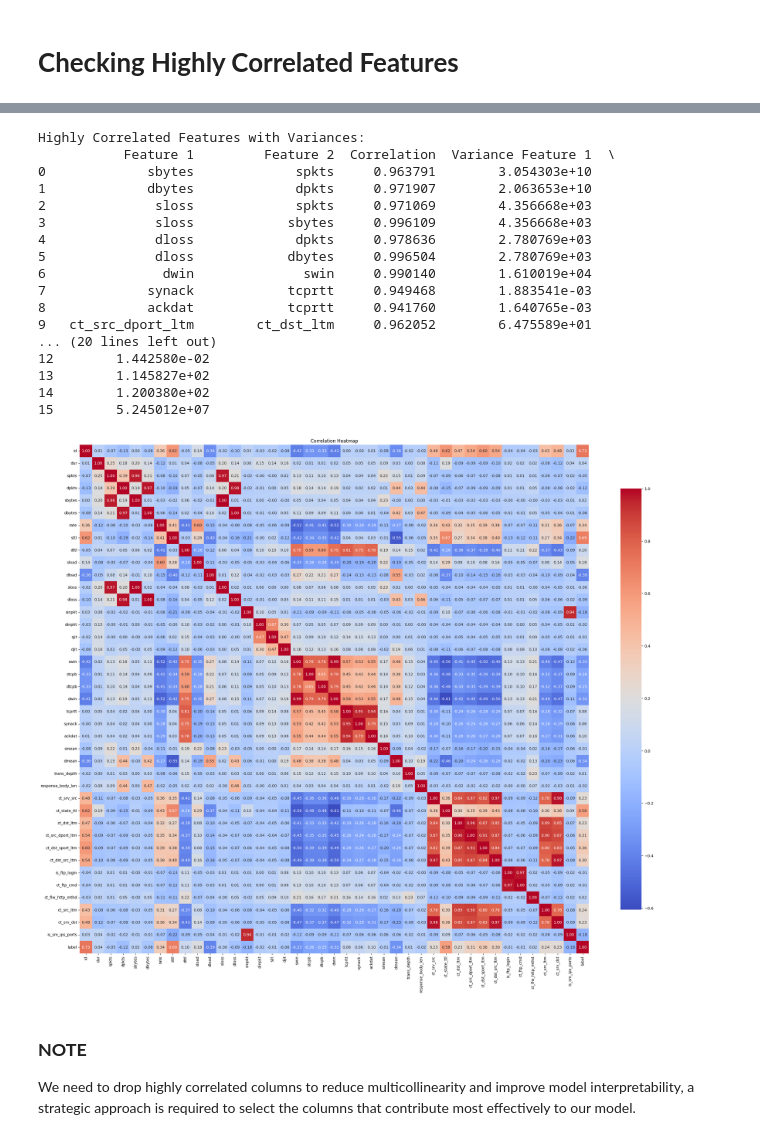
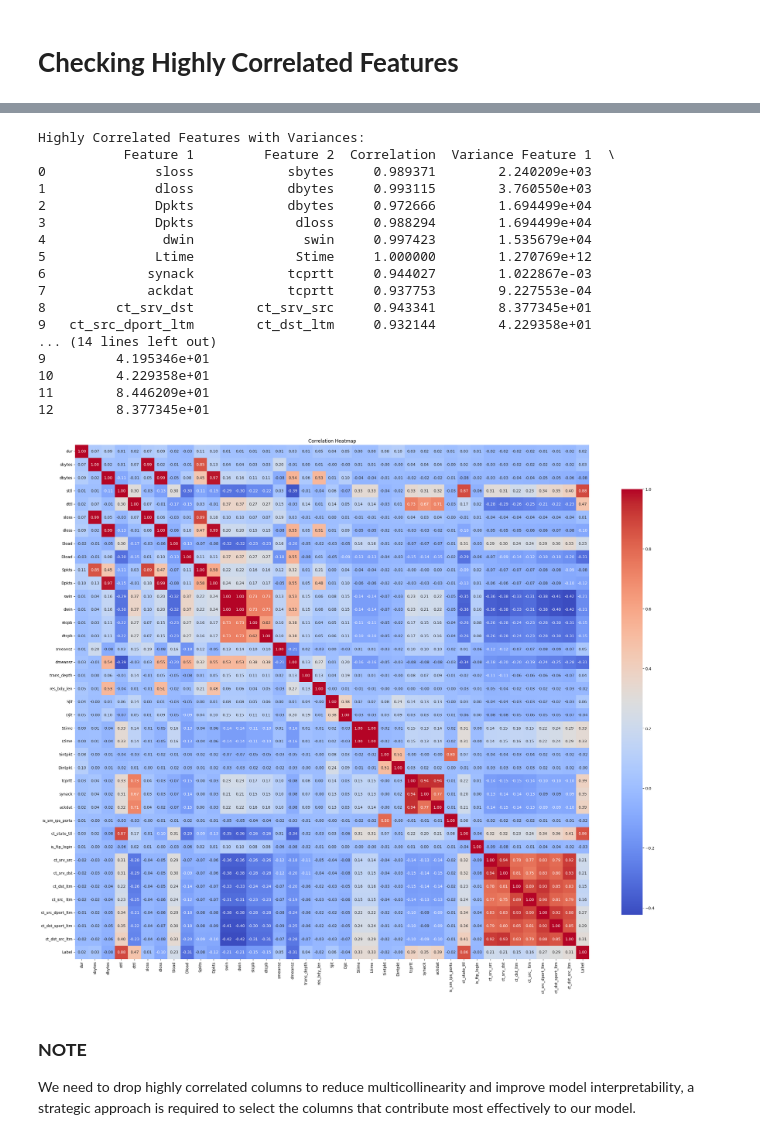
Before and after one commit to avinashyadav16/anomaly-and-threat-detection-in-network-traffic, a Jupyter notebook: 02_EDA.ipynb, the cells around one changed output, grey strips where cells are left out. Drawn from its saved outputs; the diff is of its cells as text; code cells hidden in the pictures.

```diff
--- a/02_EDA.ipynb
+++ b/02_EDA.ipynb
@@ -228,11 +324,12 @@ Statistical Summary of Training Data:
 # %% [markdown]
 # **Checking Unique Values Of Attributes**
 # %%
-cols = train_data.columns
+cols = df_resampled.columns
 
 for column in cols:
-    print('Unique values of', column, 'with dtype',
-          train_data[column].dtype, 'have total values', train_data[column].nunique(), '->\n',  train_data[column].unique())
+    print('Unique values of', column,
+          'with dtype', df_resampled[column].dtype,
+          'have total values', df_resampled[column].nunique(), '->\n',  df_resampled[column].unique())
 
     print()
     print('.'*100)
@@ -281,11 +359,14 @@ train_data['ct_ftp_cmd'] = train_data['ct_ftp_cmd'].astype('int')
 # %% [markdown]
 # **Handling is_ftp_login**
 # %%
-def convert_to_binary(df, column):
-    df[column] = (df[column] > 0).astype(int)
-    return df
+def convert_to_binary(df_resampled, column):
+    df_resampled[column] = (df_resampled[column] > 0).astype(int)
+    return df_resampled
 
+# Convert to binary
+column = 'is_ftp_login'
+df_resampled = convert_to_binary(df_resampled, column)
 
-column = 'is_ftp_login'
-convert_to_binary(train_data, column)
+# Print only the 'is_ftp_login' column
+print(df_resampled['is_ftp_login'].unique())
 # %% [output]
@@ -395,7 +473,7 @@ Worms             130        0.074141
 # %% [markdown]
 # **Most Used Service By Attack Category**
 # %%
-df_attacks_cat_services = train_data[(train_data['attack_cat'] != 'normal')].groupby(
+df_attacks_cat_services = df_resampled[(df_resampled['attack_cat'] != 'normal')].groupby(
     ['attack_cat', 'service']).size().reset_index(name='Count')
 
 df_attacks_cat_services.reset_index()
@@ -485,7 +563,7 @@ fig.show()
 # %% [markdown]
 # **Top Protocols Used By Attack Category**
 # %%
-df_attacks_cat_proto = train_data[(train_data['attack_cat'] != 'normal')].groupby(
+df_attacks_cat_proto = df_resampled[(df_resampled['attack_cat'] != 'normal')].groupby(
     ['attack_cat', 'proto']).size().reset_index(name='Count')
 # %%
 fig = make_subplots(rows=3,
@@ -580,19 +664,19 @@ plt.show()
 # %%
-# Step 1: Select only numeric columns
-numeric_columns = train_data.select_dtypes(include=[np.number]).columns
-numeric_data = train_data[numeric_columns]
+# Only numeric columns
+numeric_columns = df_resampled.select_dtypes(include=[np.number]).columns
+numeric_data = df_resampled[numeric_columns]
 
 
-# Step 2: Compute the correlation matrix
+# Correlation matrix
 corr_matrix = numeric_data.corr()
 
 
-# Step 3: Identify highly correlated features
+# Highly correlated features
 threshold = 0.9
 high_corr_pairs = []
 
 
-# Calculate the variance for each numeric column
+# Variance for each numeric column
 feature_variances = numeric_data.var()
 
 
@@ -609,51 +693,51 @@ for i in range(len(corr_matrix.columns)):
                  )
             )
 
 
 # Convert to DataFrame for better visualization
 high_corr_df = pd.DataFrame(high_corr_pairs,
                             columns=['Feature 1', 'Feature 2', 'Correlation', 'Variance Feature 1', 'Variance Feature 2'])
 
 
-# Print highly correlated features along with variances
+
 print("Highly Correlated Features with Variances:")
 print(high_corr_df)
 
 
-# Step 4: Visualize the Correlation Matrix
+
 plt.figure(figsize=(30, 25))
 
 
 sns.heatmap(corr_matrix,
             annot=True,
             fmt='.2f',
             cmap='coolwarm',
             square=True,
             cbar_kws={"shrink": .8})
 
 
 plt.title('Correlation Heatmap')
 
 plt.show()
 # %% [output]
 Highly Correlated Features with Variances:
            Feature 1         Feature 2  Correlation  Variance Feature 1  \
-0             sbytes             spkts     0.963791        3.054303e+10
-1             dbytes             dpkts     0.971907        2.063653e+10
-2              sloss             spkts     0.971069        4.356668e+03
-3              sloss            sbytes     0.996109        4.356668e+03
-4              dloss             dpkts     0.978636        2.780769e+03
-5              dloss            dbytes     0.996504        2.780769e+03
-6               dwin              swin     0.990140        1.610019e+04
-7             synack            tcprtt     0.949468        1.883541e-03
-8             ackdat            tcprtt     0.941760        1.640765e-03
-9   ct_src_dport_ltm        ct_dst_ltm     0.962052        6.475589e+01
-... (20 lines left out)
-12        1.442580e-02
-13        1.145827e+02
-14        1.200380e+02
-15        5.245012e+07
+0              sloss            sbytes     0.989371        2.240209e+03
+1              dloss            dbytes     0.993115        3.760550e+03
+2              Dpkts            dbytes     0.972666        1.694499e+04
+3              Dpkts             dloss     0.988294        1.694499e+04
+4               dwin              swin     0.997423        1.535679e+04
+5              Ltime             Stime     1.000000        1.270769e+12
+6             synack            tcprtt     0.944027        1.022867e-03
+7             ackdat            tcprtt     0.937753        9.227553e-04
+8         ct_srv_dst        ct_srv_src     0.943341        8.377345e+01
+9   ct_src_dport_ltm        ct_dst_ltm     0.932144        4.229358e+01
+... (14 lines left out)
+9         4.195346e+01
+10        4.229358e+01
+11        8.446209e+01
+12        8.377345e+01
-[figure, old version]
+[figure, new version]
 # %% [markdown]
 ### **NOTE**
 
```
Also changed, not shown: parts of 78 cells of this notebook, 4 other files.
